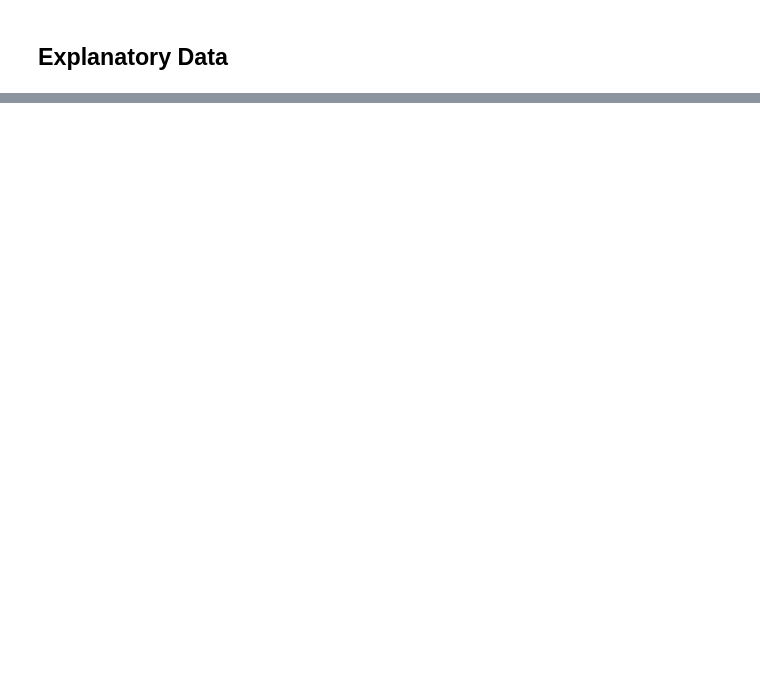
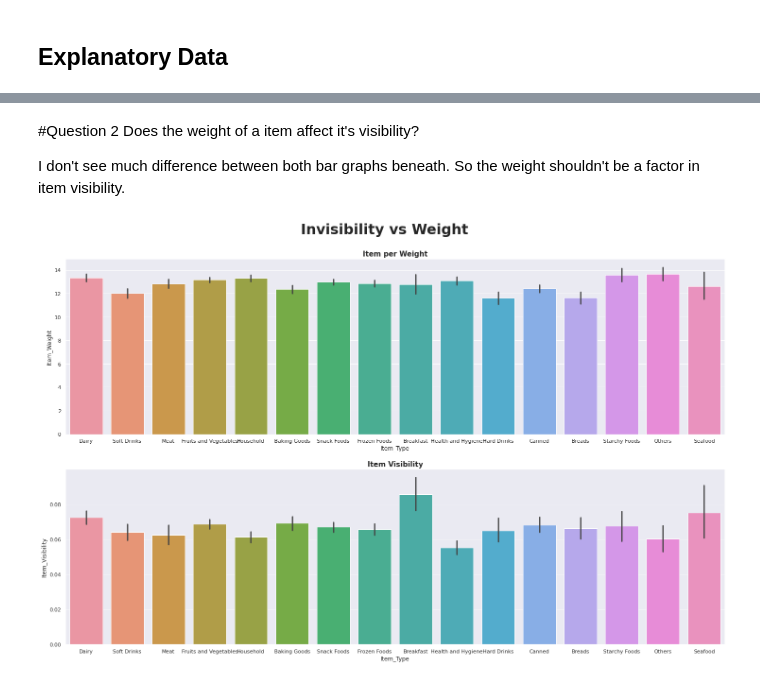
Before and after one commit to Luz-Dobbins/Sales-Predictions, a Jupyter notebook: Project core.ipynb, the cells around one changed output, grey strips where cells are left out. Drawn from its saved outputs; the diff is of its cells as text; code cells hidden in the pictures; blank space fills up the shorter version.

```diff
--- a/Project core.ipynb
+++ b/Project core.ipynb
@@ -244,2 +299,23 @@ sns.heatmap(Sales_P.corr(),annot=True,cmap='Blues');
+# %% [markdown]
+#Question 2
+Does the weight of a item affect it's visibility?
+
+I don't see much difference between both bar graphs beneath. So the weight shouldn't be a factor in item visibility.
+# %%
+fig, axes = plt.subplots(nrows = 2, figsize = (25,15))
+
+sns.barplot(data = Sales_P, x = 'Item_Type', y= 'Item_Weight', ax = axes[0])
+axes[0].set_title('Item per Weight', fontsize = 15, fontweight = 'bold')
+
+
+sns.barplot(data = Sales_P, x = 'Item_Type', y = 'Item_Visibility', ax = axes[1])
+axes[1].set_title('Item Visibility', fontsize = 15, fontweight = 'bold')
+
+
+fig.suptitle('Invisibility vs Weight', fontsize = 30, fontweight = 'bold', y = .95);
+
+# I was trying to find a correlation between the wight and the visibility of an item but I don't see much difference between both bar graphs beneath.
+# %% [output]
+[figure, added]
 # %% [markdown]
 >
```
Also changed, not shown: parts of 6 cells of this notebook.
